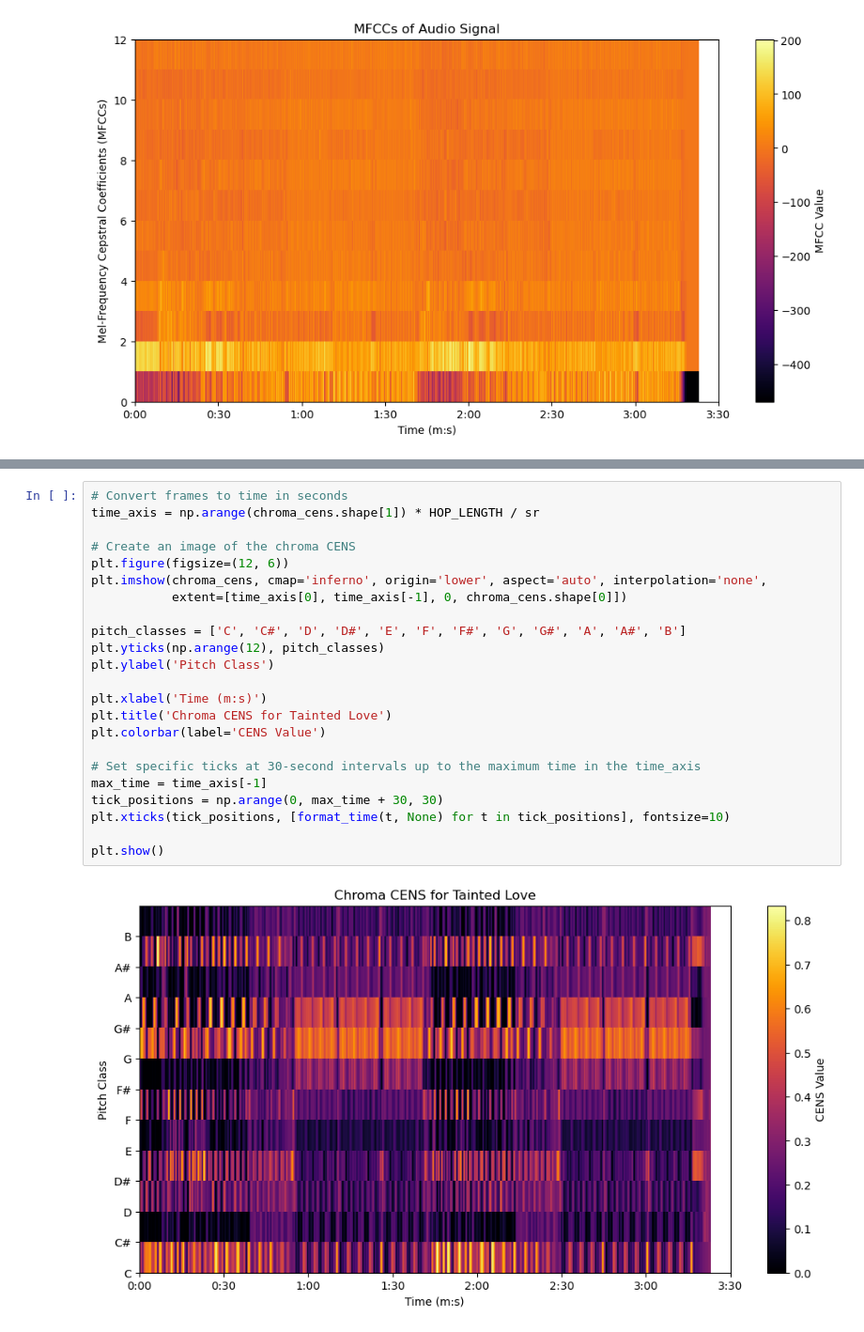
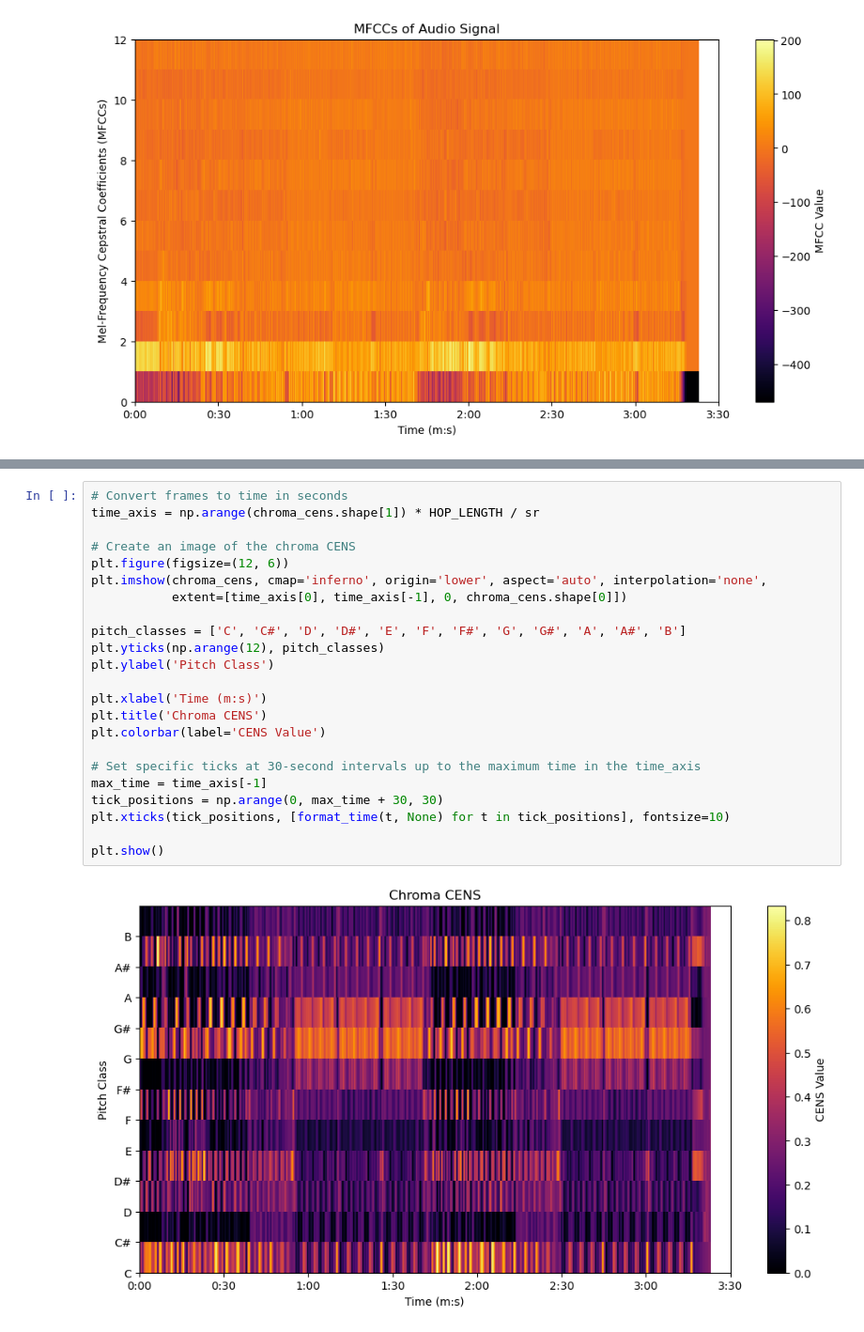
Before and after one commit to michaelhein39/dj-transition-predictor, a Jupyter notebook: notebooks/features_eda.ipynb, the cells around one changed output, grey strips where cells are left out. Shown at 94% size. Drawn from its saved outputs; the diff is of its cells as text.

```diff
--- a/notebooks/features_eda.ipynb
+++ b/notebooks/features_eda.ipynb
@@ -261,28 +258,28 @@ ______________________________________________________chroma_cens - 1.7s, 0.0min
 # %%
 # Convert frames to time in seconds
 time_axis = np.arange(chroma_cens.shape[1]) * HOP_LENGTH / sr
 
 # Create an image of the chroma CENS
 plt.figure(figsize=(12, 6))
 plt.imshow(chroma_cens, cmap='inferno', origin='lower', aspect='auto', interpolation='none',
            extent=[time_axis[0], time_axis[-1], 0, chroma_cens.shape[0]])
 
 pitch_classes = ['C', 'C#', 'D', 'D#', 'E', 'F', 'F#', 'G', 'G#', 'A', 'A#', 'B']
 plt.yticks(np.arange(12), pitch_classes)
 plt.ylabel('Pitch Class')
 
 plt.xlabel('Time (m:s)')
-plt.title('Chroma CENS for Tainted Love')
+plt.title('Chroma CENS')
 plt.colorbar(label='CENS Value')
 
 # Set specific ticks at 30-second intervals up to the maximum time in the time_axis
 max_time = time_axis[-1]
 tick_positions = np.arange(0, max_time + 30, 30)
 plt.xticks(tick_positions, [format_time(t, None) for t in tick_positions], fontsize=10)
 
 plt.show()
 # %% [output]
-[figure, old version]
+[figure, new version]
 # %%
 # Compute beat chroma CENS
 beat_chroma_cens = ft.beat_chroma_cens(audio_path)
```
Also changed, not shown: parts of 17 cells of this notebook.
